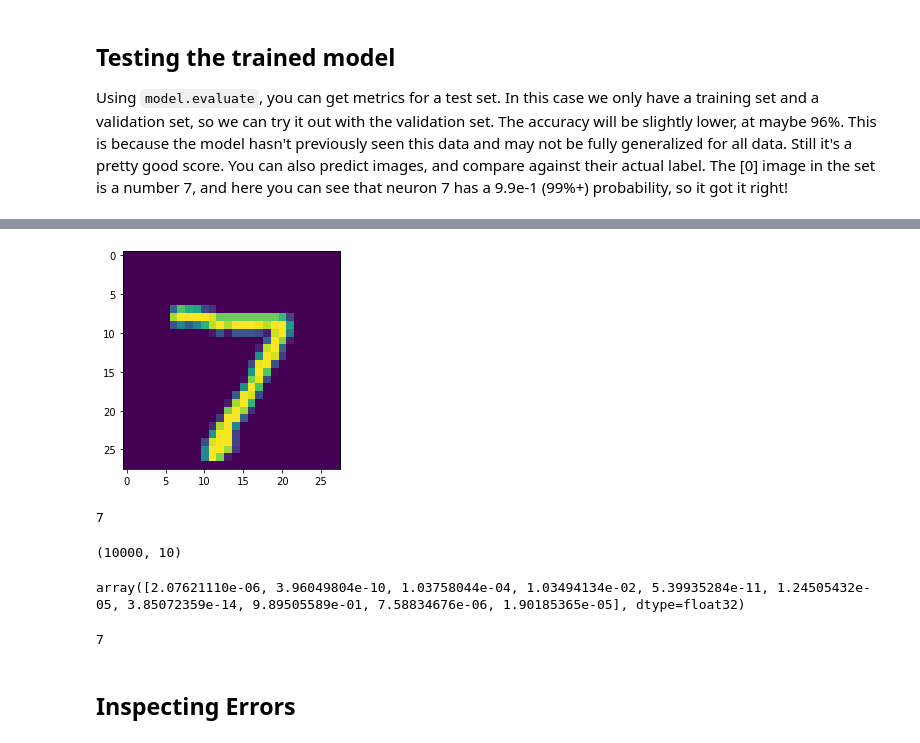
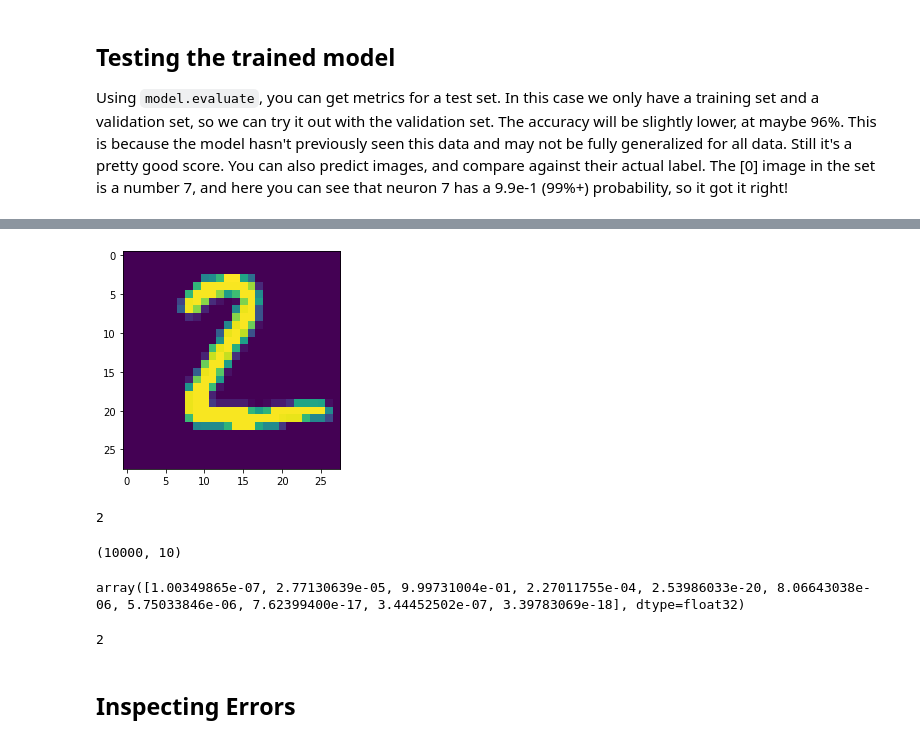
Before and after one commit to Mjrovai/UNIFEI-IESTI01-TinyML-2022.1, a Jupyter notebook: 00_Curse_Folder/1_Fundamentals/Class_08/TF_MNIST_Classification.ipynb, the cells around one changed output, grey strips where cells are left out. Cells and saved outputs as stored; diff of their text form; code cells hidden in the pictures.

```diff
--- a/00_Curse_Folder/1_Fundamentals/Class_08/TF_MNIST_Classification.ipynb
+++ b/00_Curse_Folder/1_Fundamentals/Class_08/TF_MNIST_Classification.ipynb
@@ -249,26 +249,26 @@ print ("Testing data Accuracy: {:.1f}%".format(test_eval[1]*100))
 Testing data Accuracy: 96.0%
 # %%
-plt.imshow(val_images[0]);
+plt.imshow(val_images[1]);
 # %% [output]
-[figure, old version]
+[figure, new version]
 # %%
-print(val_labels[0])
+print(val_labels[1])
 # %% [output]
-7
+2
 # %%
 classifications = model.predict(val_images)
 classifications.shape
 # %% [output]
 (10000, 10)
 # %%
-classifications[0]
+classifications[1]
 # %% [output]
-array([2.07621110e-06, 3.96049804e-10, 1.03758044e-04, 1.03494134e-02, 5.39935284e-11, 1.24505432e-05, 3.85072359e-14, 9.89505589e-01, 7.58834676e-06, 1.90185365e-05], dtype=float32)
+array([1.00349865e-07, 2.77130639e-05, 9.99731004e-01, 2.27011755e-04, 2.53986033e-20, 8.06643038e-06, 5.75033846e-06, 7.62399400e-17, 3.44452502e-07, 3.39783069e-18], dtype=float32)
 # %%
 # Returns the indices of the maximum values along an axis.
-np.argmax(classifications[0])
+np.argmax(classifications[1])
 # %% [output]
-7
+2
 # %% [markdown]
 ## Inspecting Errors
 # %%
```
Also changed, not shown: parts of 7 cells of this notebook.
